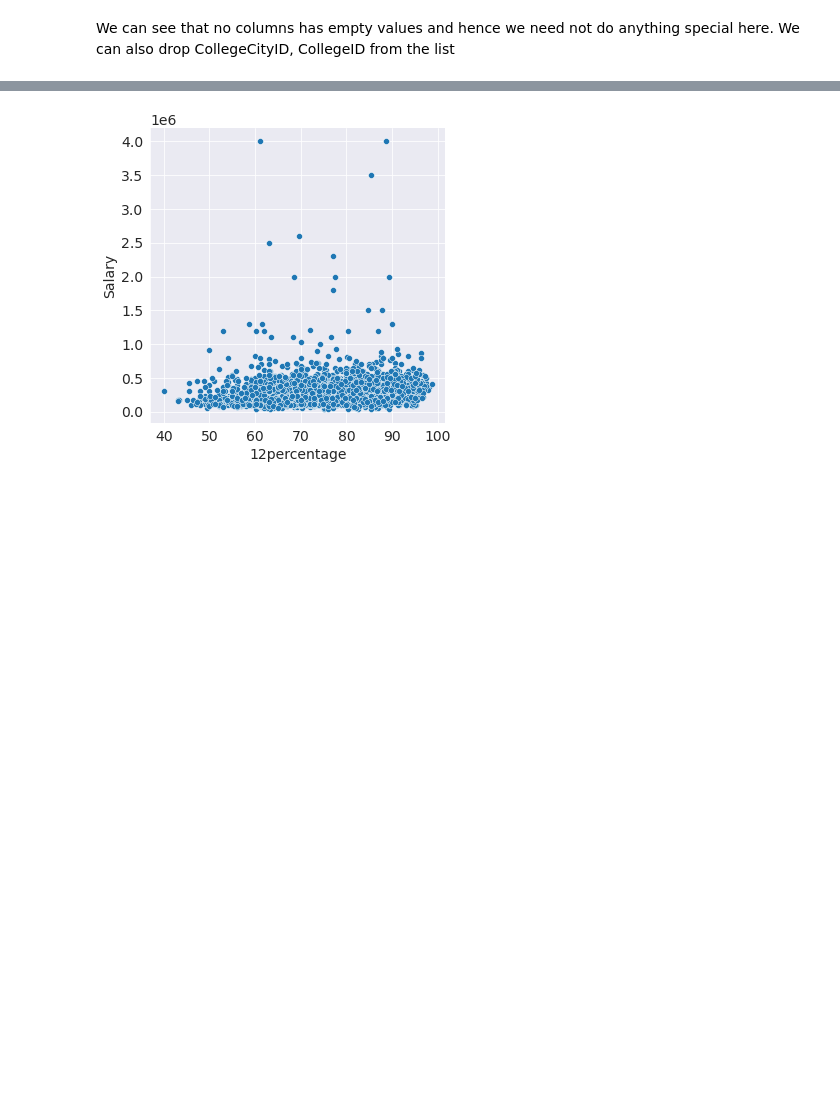
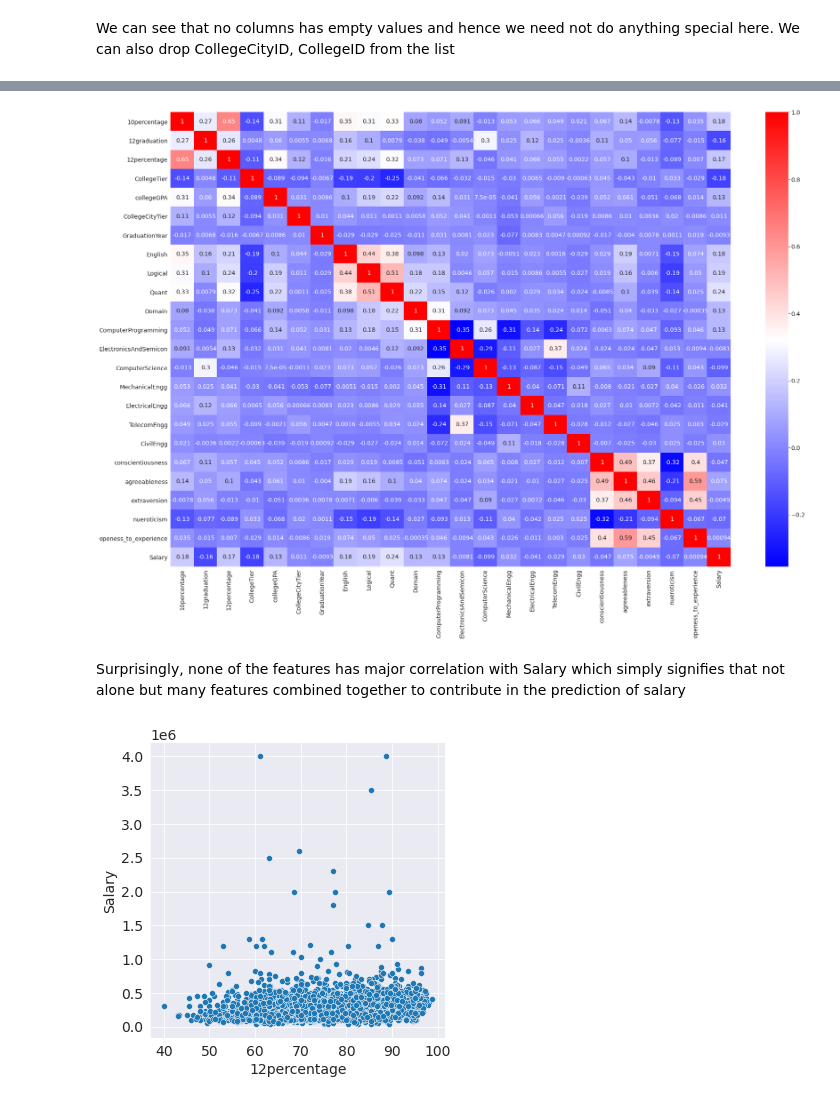
Before and after one commit to AMMLRepos/salary-prediction-engineering-graduates, a Jupyter notebook: Engineering_Graduates_Salary_Prediction.ipynb, the cells around one changed output, grey strips where cells are left out. Saved outputs shown, nothing was run; the diff lists cells and outputs as text; code cells hidden in the pictures; blank space fills up the shorter version.

```diff
--- a/Engineering_Graduates_Salary_Prediction.ipynb
+++ b/Engineering_Graduates_Salary_Prediction.ipynb
@@ -242,0 +247,3 @@ engineering_df = engineering_df.drop(["CollegeCityID", "CollegeID"], axis = 1)
+# %%
+corr_matrix = engineering_df.corr()
+print(corr_matrix)
@@ -243,3 +268,10 @@ engineering_df = engineering_df.drop(["CollegeCityID", "CollegeID"], axis = 1)
+# %%
+plt.figure(figsize = (30,20))
+sns.heatmap(corr_matrix, annot=True, cmap = "bwr");
+# %% [output]
+[figure, added]
+# %% [markdown]
+Surprisingly, none of the features has major correlation with Salary which simply signifies that not alone but many features combined together to contribute in the prediction of salary
 # %%
 sns.relplot(x = "12percentage", y = "Salary", data = engineering_df);
 # %% [output]
```
Also changed, not shown: parts of 9 cells of this notebook.
